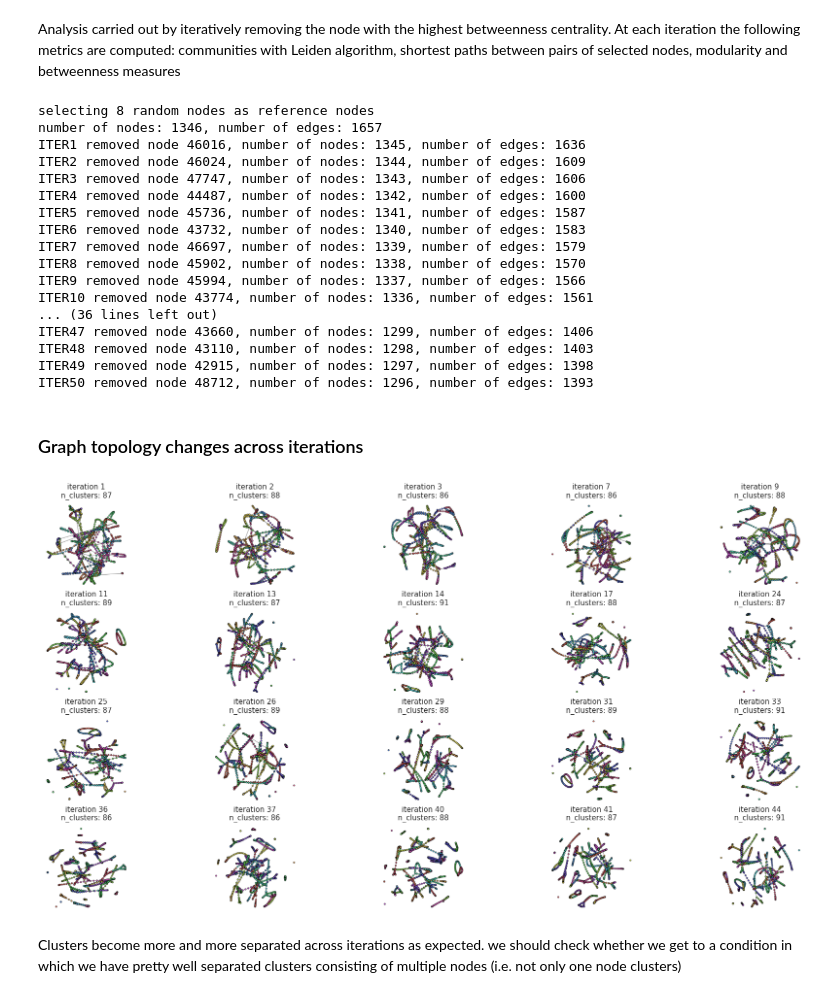
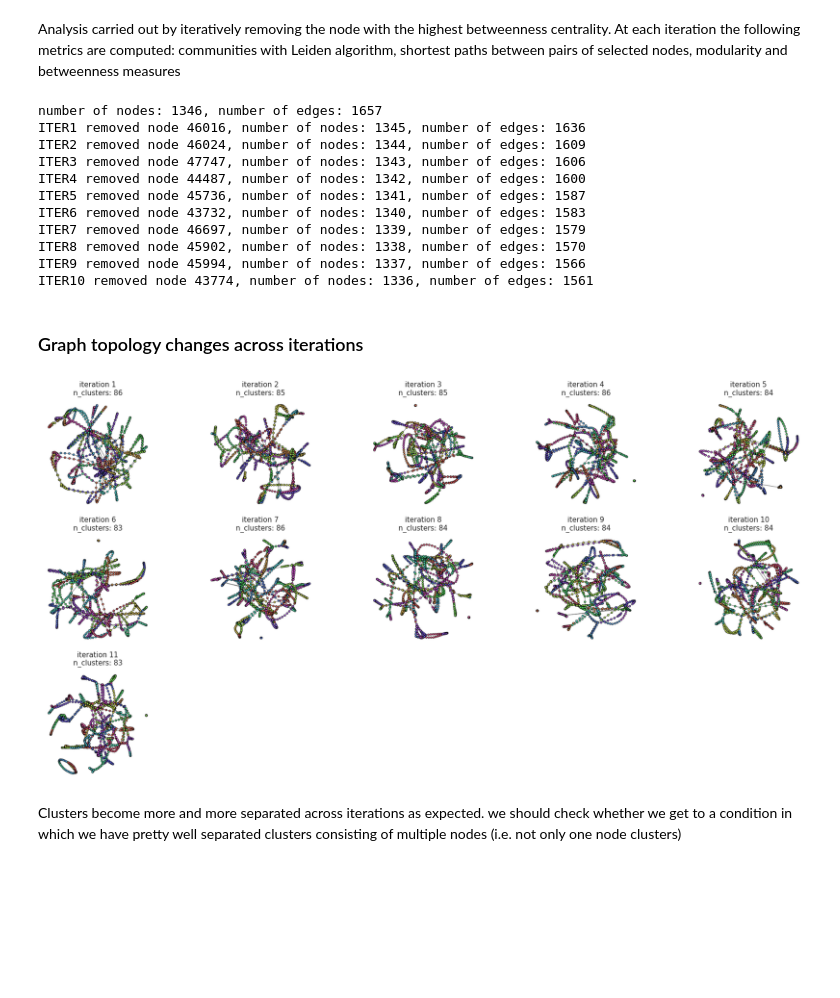
Before and after one commit to G-Donkey/Analysis_of_Large_Scale_Social_Networks, a Jupyter notebook: Zurich.ipynb, the cells around one changed output. Drawn from its saved outputs; the diff is of its cells as text; code cells hidden in the pictures; blank space fills up the shorter version.

```diff
--- a/Zurich.ipynb
+++ b/Zurich.ipynb
@@ -130,7 +130,7 @@ def plot_graphs(img_path='clusters/', plot_limit=20, sample=False):
 
   for imf in img_list:
       im = imread(imf)
-      plt.subplot(rows,cols,i)
+      plt.subplot(cols,rows,i)
       plt.imshow(im)
       t = 'iteration ' + imf.split('_')[-1][4:-4] + '\n' +'n_clusters: ' + imf.split('_')[1]
       plt.title(t, fontsize=15)
@@ -260,13 +266,13 @@ def generate_random_pairs(n_sample, graph, source_list=[]):
   return pairs, ids_list
 # %%
 # convert network to undirected in order to perform the Louvain algorithm
-touristic_substops = pd.read_excel('/content/drive/My Drive/ALSSN/touristic_substops.xlsx')
+substop_path = '/content/drive/My Drive/ALSSN/touristic_substops.xlsx'
+touristic_substops = pd.read_excel(substop_path)
 z_undirected = z.copy()
 z_undirected.to_undirected(combine_edges=dict(weight="sum"))
-pairs, ref_node_ids = generate_random_pairs(8, z_undirected) #, touristic_substops['ID SUBSTOP'].to_list()
-metrics = process(z_undirected, pairs, ref_node_ids, iterations=50, save_plots=True)
+pairs, ref_node_ids = generate_random_pairs(8, z_undirected, touristic_substops['ID SUBSTOP'].to_list())
+metrics = process(z_undirected, pairs, ref_node_ids, iterations=10, save_plots=True)
 # %% [output]
-selecting 8 random nodes as reference nodes
 number of nodes: 1346, number of edges: 1657
 ITER1 removed node 46016, number of nodes: 1345, number of edges: 1636
 ITER2 removed node 46024, number of nodes: 1344, number of edges: 1609
@@ -278,17 +284,12 @@ ITER7 removed node 46697, number of nodes: 1339, number of edges: 1579
 ITER8 removed node 45902, number of nodes: 1338, number of edges: 1570
 ITER9 removed node 45994, number of nodes: 1337, number of edges: 1566
 ITER10 removed node 43774, number of nodes: 1336, number of edges: 1561
-... (36 lines left out)
-ITER47 removed node 43660, number of nodes: 1299, number of edges: 1406
-ITER48 removed node 43110, number of nodes: 1298, number of edges: 1403
-ITER49 removed node 42915, number of nodes: 1297, number of edges: 1398
-ITER50 removed node 48712, number of nodes: 1296, number of edges: 1393
 # %% [markdown]
 ### Graph topology changes across iterations
 # %%
-plt.figure(figsize=(30, 40))
+plt.figure(figsize=(30, 15))
 plot_graphs(sample=True)
 # %% [output]
-[figure, old version]
+[figure, new version]
 # %% [markdown]
 Clusters become more and more separated across iterations as expected. we should check whether we get to a condition in which we have pretty well separated clusters consisting of multiple nodes (i.e. not only one node clusters)
```
Also changed, not shown: parts of 19 cells of this notebook.
